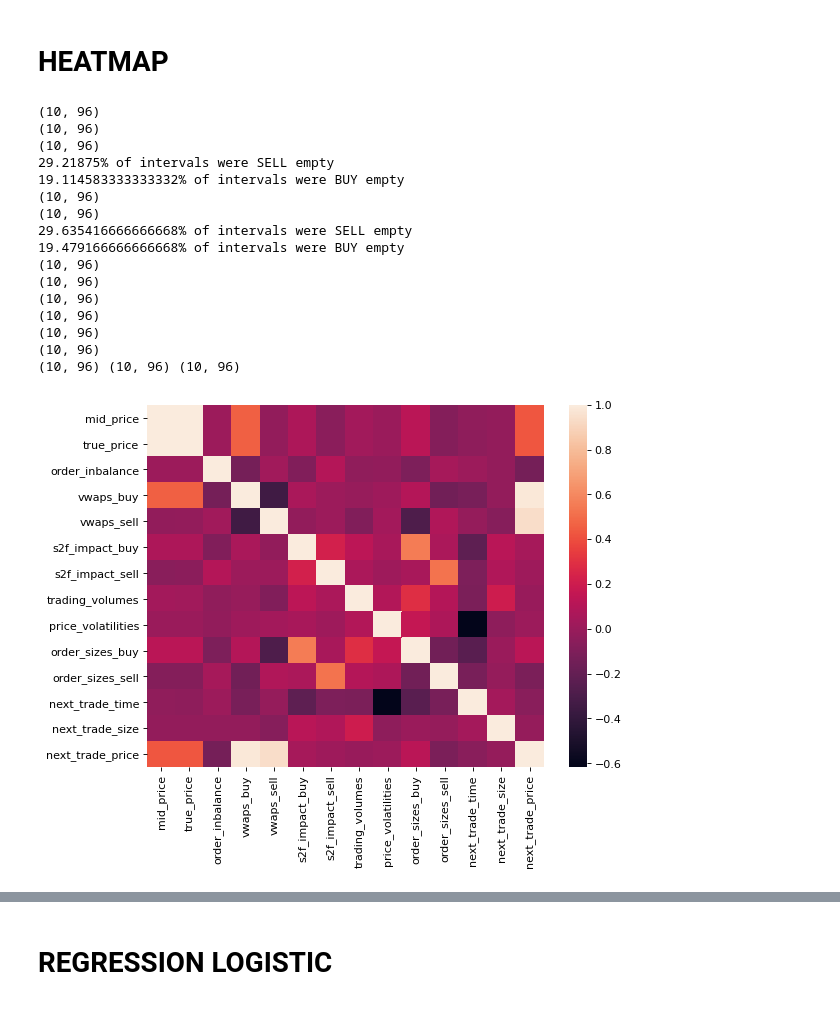
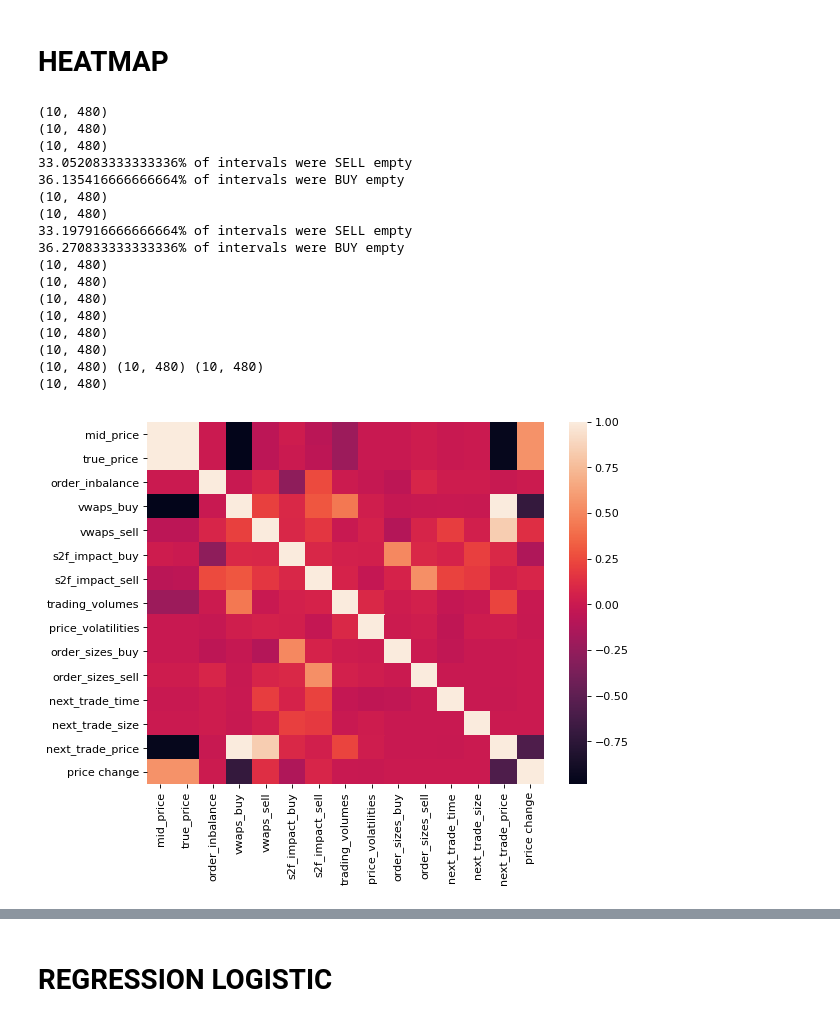
Before and after one commit to kpuchalskixiv/Impact-of-market-microstructure-on-stock-price, a Jupyter notebook: Thesis.ipynb, the cells around one changed output, grey strips where cells are left out. Saved outputs shown, nothing was run; the diff lists cells and outputs as text; code cells hidden in the pictures.

Commit message:
price change

```diff
--- a/Thesis.ipynb
+++ b/Thesis.ipynb
@@ -1040,12 +1040,12 @@ def get_true_price_comp(comp_id=1, interval=1, time_to_skip=0): #interval in min
     timestamps=(510-time_to_skip)//interval
     for i in range(10): #we have data from 10 days, 2 work weeks
         for j in range(timestamps):
-            true_price_comp[i]=get_true_price(data[comp_id, 510*i+time_to_skip+j*interval])
+            true_price_comp[i,j]=get_true_price(data[comp_id, 510*i+time_to_skip+j*interval])
     return true_price_comp
 def get_mid_price_comp(comp_id=1, interval=1, time_to_skip=0): #interval in minutes
     mid_price_comp=np.empty(shape=(10,(510-time_to_skip)//interval))
     timestamps=(510-time_to_skip)//interval
     for i in range(10): #we have data from 10 days, 2 work weeks
         for j in range(timestamps):
-            mid_price_comp[i]=get_mid_price(data[comp_id, 510*i+time_to_skip+j*interval])
+            mid_price_comp[i,j]=get_mid_price(data[comp_id, 510*i+time_to_skip+j*interval])
     return mid_price_comp
@@ -1079,6 +1075,15 @@ def get_price_change_comp(comp_id=1, interval=1, time_to_skip=0, use_true_price=
 get_price_change_comp(interval=5, time_to_skip=30).shape
 # %% [output]
 (10, 96)
+# %%
+def get_price_change_given_prices(prices): ### zero on start of the day
+    if len(prices.shape)!=2:
+        raise ValueError('zly shape')
+    price_change=np.zeros(shape=prices.shape)
+    for day in range(prices.shape[0]):
+        for i in range(1, prices.shape[1]):
+            price_change[day,i]=prices[day, i]-prices[day, i-1]
+    return price_change
 # %% [markdown]
 # HEATMAP
 # %%
@@ -1132,8 +1137,8 @@ def get_trading_volume_and_price_volatility_bula(company_id, interval = 5, time_
         price_volatility_in_buckets[i] = max_prices_in_buckets - min_prices_in_buckets
     return trading_volume_in_buckets, price_volatility_in_buckets
 # %%
-comp_id = 0
-interval=5
+comp_id = 3
+interval=1
 time_to_skip=30
 
 mid_price = get_mid_price_comp(comp_id, interval, time_to_skip)
@@ -1164,47 +1169,51 @@ print(price_volatilities.shape)
 next_trade_time=get_next_trade_x_comp(comp_id, interval, time_to_skip, get_x='time')
 next_trade_size=get_next_trade_x_comp(comp_id, interval, time_to_skip, get_x='size')
 next_trade_price=get_next_trade_x_comp(comp_id, interval, time_to_skip, get_x='price')
+price_change=get_price_change_given_prices(true_price)
 print(next_trade_time.shape, next_trade_size.shape, next_trade_price.shape)
+print(price_change.shape)
 # %% [output]
-(10, 96)
-(10, 96)
-(10, 96)
-29.21875% of intervals were SELL empty
-19.114583333333332% of intervals were BUY empty
-(10, 96)
-(10, 96)
-29.635416666666668% of intervals were SELL empty
-19.479166666666668% of intervals were BUY empty
-(10, 96)
-(10, 96)
-(10, 96)
-(10, 96)
-(10, 96)
-(10, 96)
-(10, 96) (10, 96) (10, 96)
+(10, 480)
+(10, 480)
+(10, 480)
+33.052083333333336% of intervals were SELL empty
+36.135416666666664% of intervals were BUY empty
+(10, 480)
+(10, 480)
+33.197916666666664% of intervals were SELL empty
+36.270833333333336% of intervals were BUY empty
+(10, 480)
+(10, 480)
+(10, 480)
+(10, 480)
+(10, 480)
+(10, 480)
+(10, 480) (10, 480) (10, 480)
+(10, 480)
 # %%
 df = pd.DataFrame({
                 'mid_price': mid_price.flatten(),
                 'true_price': true_price.flatten(),
                 'order_inbalance': order_inbalance.flatten(),
                 'vwaps_buy': vwaps_buy.flatten(),
                 'vwaps_sell': vwaps_sell.flatten(),
                 's2f_impact_buy': s2f_impact_buy.flatten(),
                 's2f_impact_sell': s2f_impact_sell.flatten(),
                 'trading_volumes': trading_volumes.flatten(),
                 'price_volatilities': price_volatilities.flatten(),
                 'order_sizes_buy': order_sizes_buy.flatten(),
                 'order_sizes_sell': order_sizes_sell.flatten(),
                 'next_trade_time': next_trade_time.flatten(),
                 'next_trade_size': next_trade_size.flatten(),
                 'next_trade_price': next_trade_price.flatten(),
+                'price change': price_change.flatten()
                 })
 
 figure(figsize=(8, 6), dpi=80)
 ax = sns.heatmap(df.corr(method='pearson'))
 plt.show()
 # %% [output]
-[figure, old version]
+[figure, new version]
 # %%
 figure(figsize=(8, 6), dpi=80)
 ax = sns.heatmap(df.corr(method='kendall'))
```
Also changed, not shown: parts of 12 cells of this notebook.
